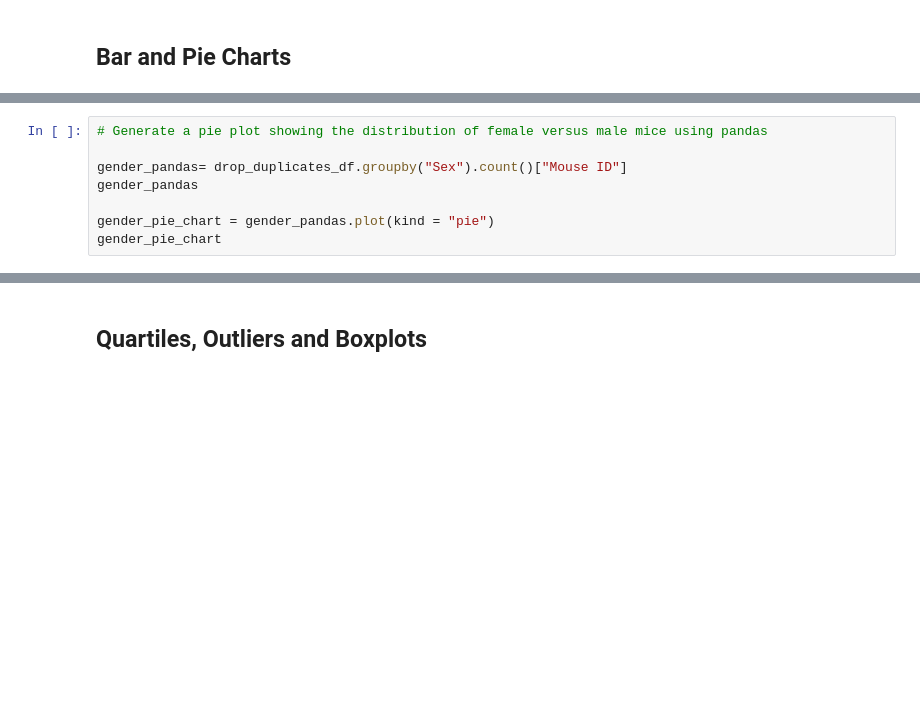
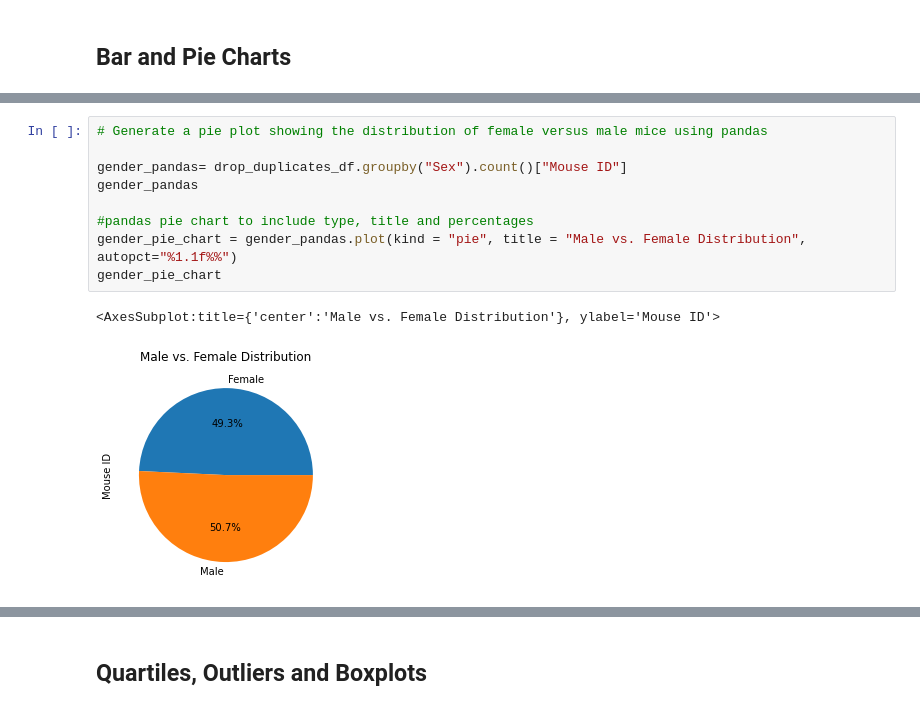
Before and after one commit to morehe11/Matplotlib_HW, a Jupyter notebook: Pymaceuticals/pymaceuticals_starter.ipynb, the cells around one changed output, grey strips where cells are left out. Cells and saved outputs as stored; diff of their text form; blank space fills up the shorter version.

```diff
--- a/Pymaceuticals/pymaceuticals_starter.ipynb
+++ b/Pymaceuticals/pymaceuticals_starter.ipynb
@@ -183,11 +199,15 @@ NameError: name 'x_axis' is not defined
 # %%
 # Generate a pie plot showing the distribution of female versus male mice using pandas
 
 gender_pandas= drop_duplicates_df.groupby("Sex").count()["Mouse ID"]
 gender_pandas
 
-gender_pie_chart = gender_pandas.plot(kind = "pie")
+#pandas pie chart to include type, title and percentages
+gender_pie_chart = gender_pandas.plot(kind = "pie", title = "Male vs. Female Distribution", autopct="%1.1f%%")
 gender_pie_chart
+# %% [output]
+<AxesSubplot:title={'center':'Male vs. Female Distribution'}, ylabel='Mouse ID'>
+[figure, added]
 # %%
 # Generate a pie plot showing the distribution of female versus male mice using pyplot
 gender_pyplot= drop_duplicates_df.groupby("Sex").count()["Mouse ID"]
```
Also changed, not shown: parts of 8 cells of this notebook.
